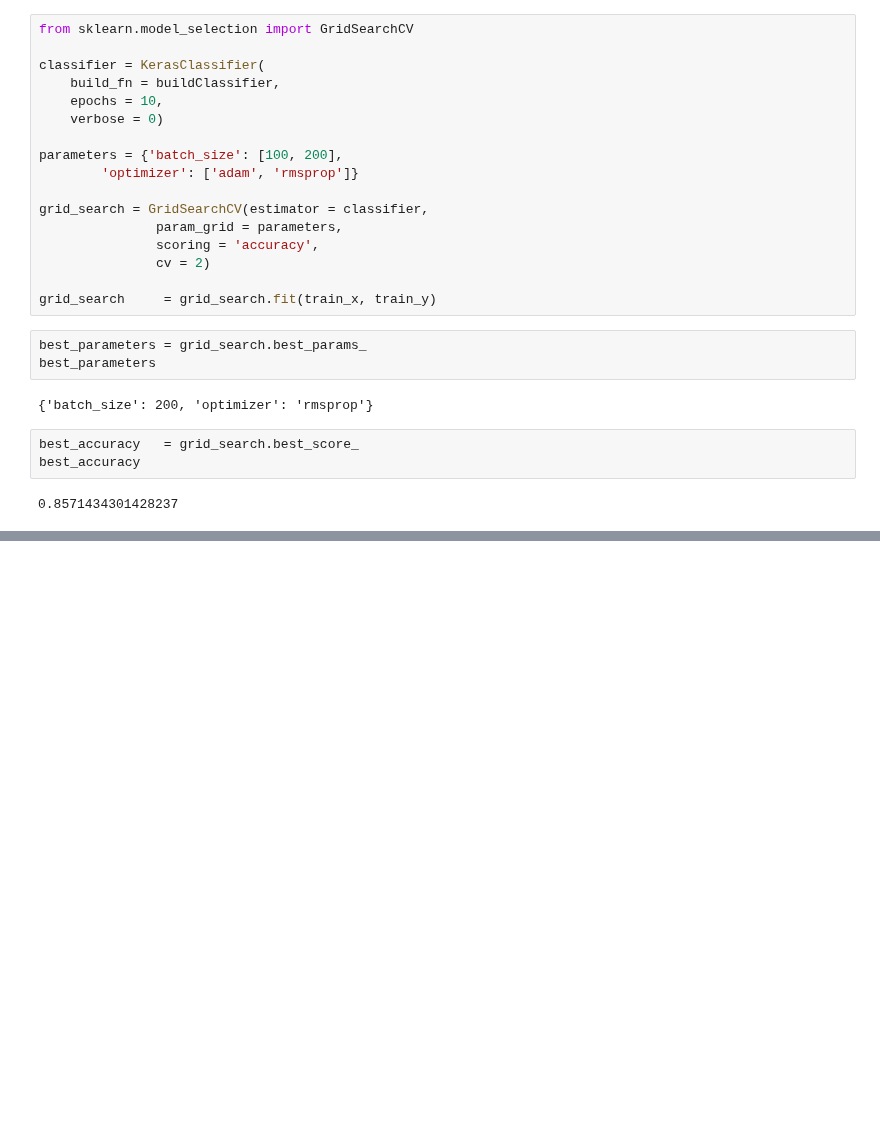
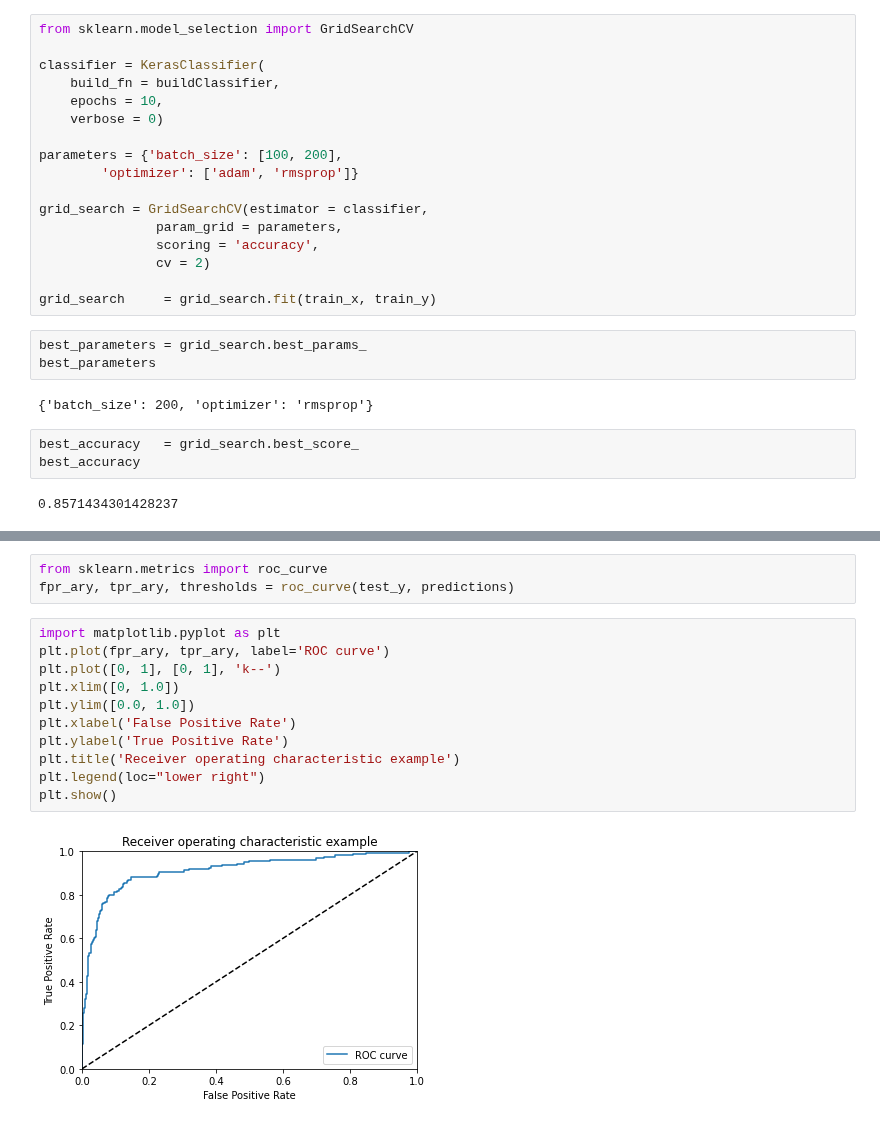
Before and after one commit to ywchiu/tibamedl, a Jupyter notebook: Demo20210410.ipynb, the cells around one changed output, grey strips where cells are left out. Saved outputs shown, nothing was run; the diff lists cells and outputs as text; blank space fills up the shorter version.

```diff
--- a/Demo20210410.ipynb
+++ b/Demo20210410.ipynb
@@ -579,0 +692,16 @@ best_accuracy
+# %%
+from sklearn.metrics import roc_curve
+fpr_ary, tpr_ary, thresholds = roc_curve(test_y, predictions)
+# %%
+import matplotlib.pyplot as plt
+plt.plot(fpr_ary, tpr_ary, label='ROC curve')
+plt.plot([0, 1], [0, 1], 'k--')
+plt.xlim([0, 1.0])
+plt.ylim([0.0, 1.0])
+plt.xlabel('False Positive Rate')
+plt.ylabel('True Positive Rate')
+plt.title('Receiver operating characteristic example')
+plt.legend(loc="lower right")
+plt.show()
+# %% [output]
+[figure, added]
```
Also changed, not shown: parts of 17 cells of this notebook.
